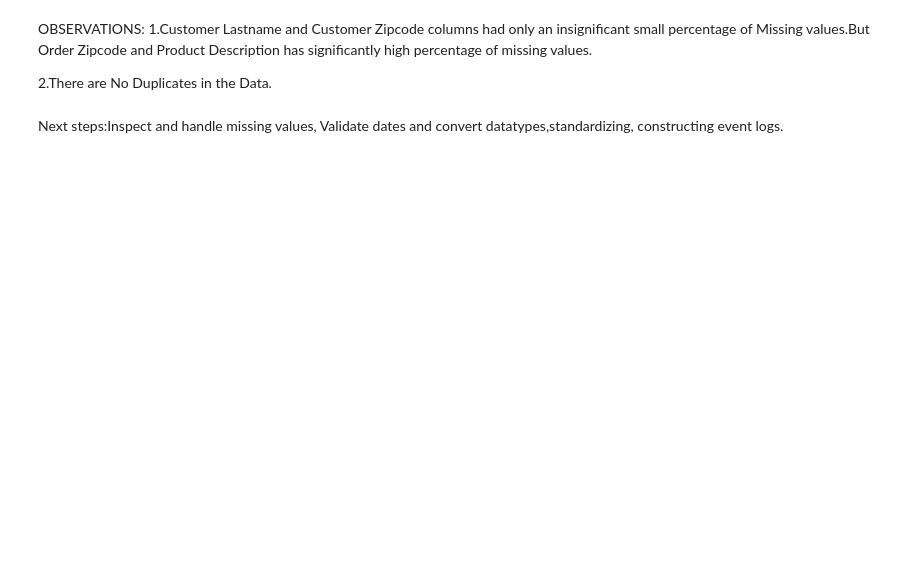
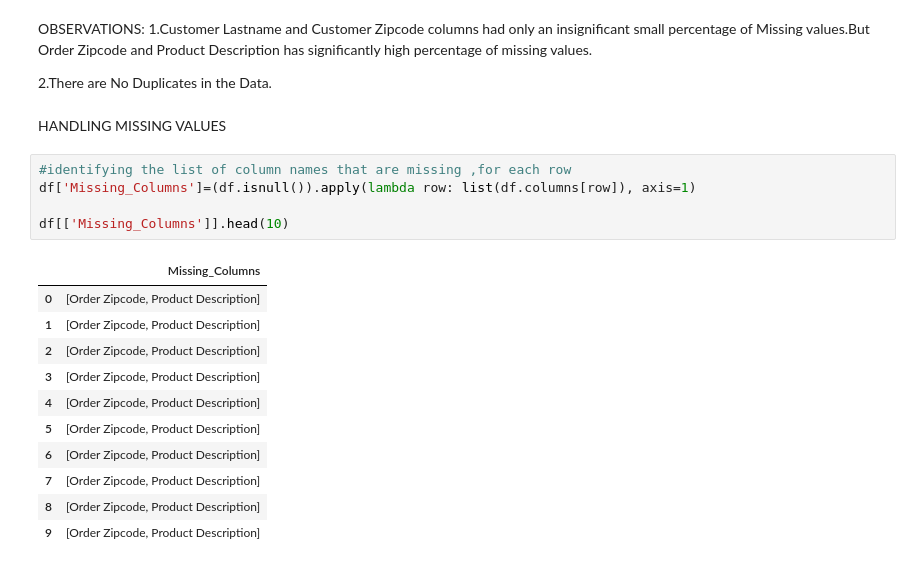
Before and after one commit to SweetyRoshith/PM_Project1, a Jupyter notebook: Code/Data_preparation.ipynb, the cells around one changed output. Cells and saved outputs as stored; diff of their text form; blank space fills up the shorter version.

```diff
--- a/Code/Data_preparation.ipynb
+++ b/Code/Data_preparation.ipynb
@@ -184,5 +250,22 @@ OBSERVATIONS:
 1.Customer Lastname and Customer Zipcode columns had only an insignificant small percentage of Missing values.But Order Zipcode and   Product Description has significantly high percentage of missing values.
 
 2.There are No Duplicates in the Data.
-# %% [markdown]
-Next steps:Inspect and handle missing values, Validate dates and convert datatypes,standardizing, constructing event logs.
+# %% [markdown]
+HANDLING MISSING VALUES
+# %%
+#identifying the list of column names that are missing ,for each row
+df['Missing_Columns']=(df.isnull()).apply(lambda row: list(df.columns[row]), axis=1)
+
+df[['Missing_Columns']].head(10)
+# %% [output]
+|  | Missing_Columns |
+| 0 | [Order Zipcode, Product Description] |
+| 1 | [Order Zipcode, Product Description] |
+| 2 | [Order Zipcode, Product Description] |
+| 3 | [Order Zipcode, Product Description] |
+| 4 | [Order Zipcode, Product Description] |
+| 5 | [Order Zipcode, Product Description] |
+| 6 | [Order Zipcode, Product Description] |
+| 7 | [Order Zipcode, Product Description] |
+| 8 | [Order Zipcode, Product Description] |
+| 9 | [Order Zipcode, Product Description] |
```
Also changed, not shown: parts of 21 cells of this notebook.
